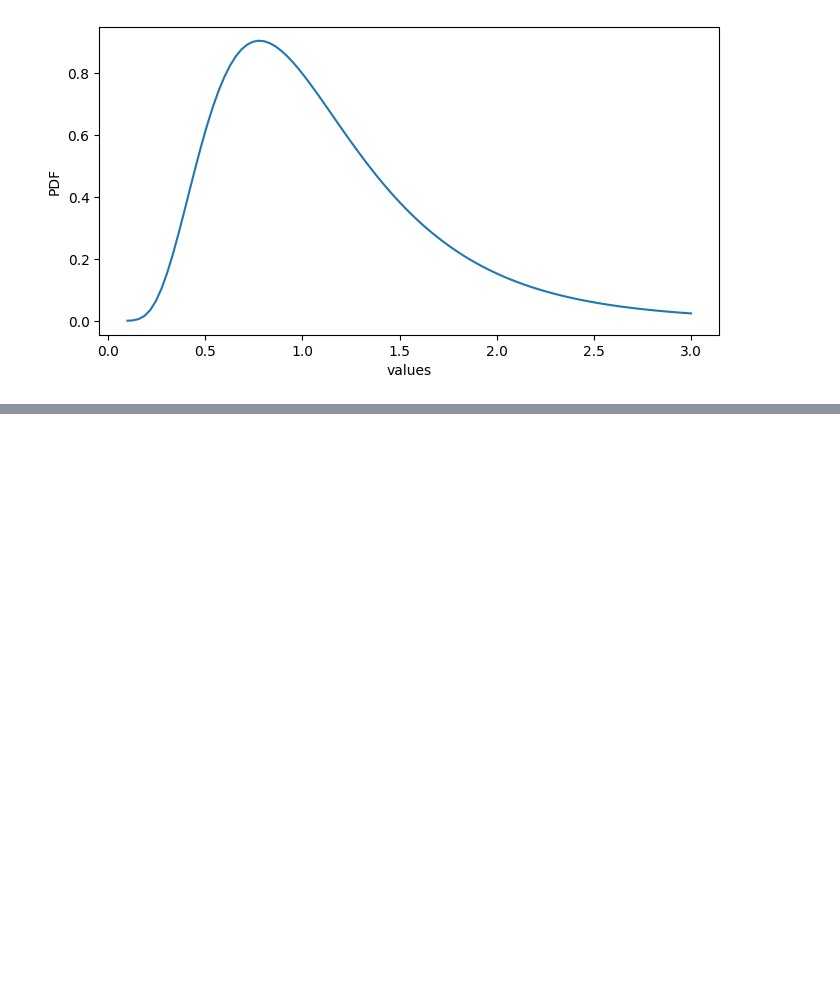
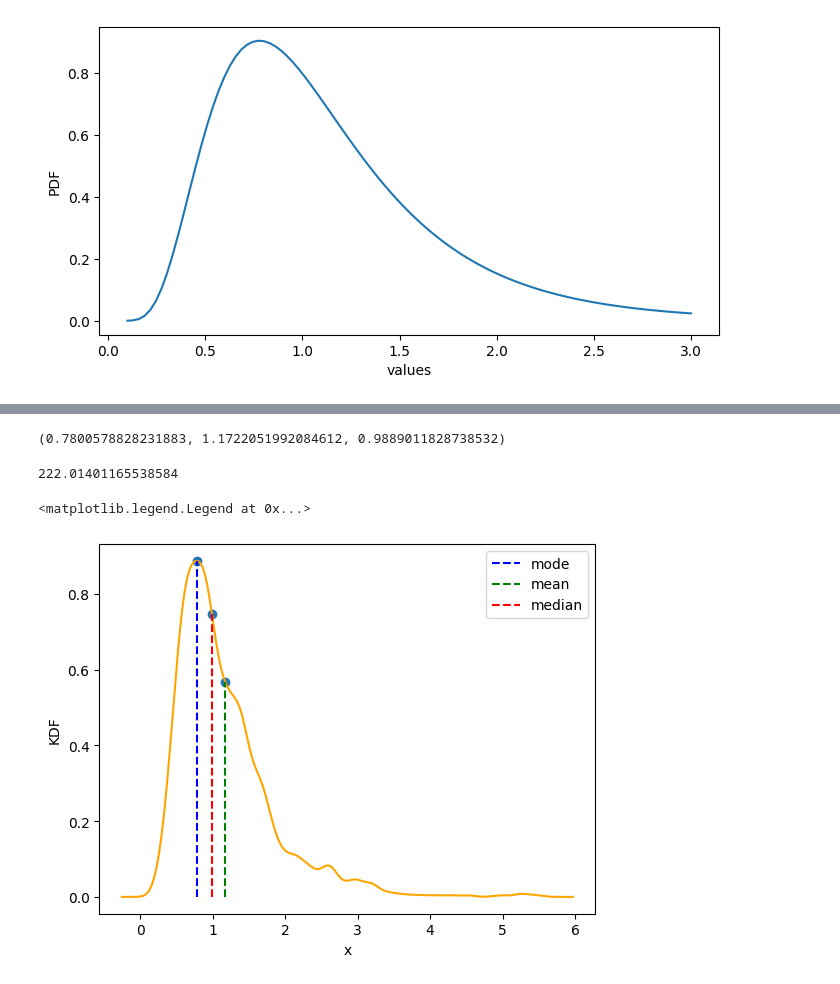
Before and after one commit to ordevoir/Mathematics, a Jupyter notebook: PT_RV_base.ipynb, the cells around one changed output, grey strips where cells are left out. Drawn from its saved outputs; the diff is of its cells as text; code cells hidden in the pictures; blank space fills up the shorter version.

```diff
--- a/PT_RV_base.ipynb
+++ b/PT_RV_base.ipynb
@@ -378,3 +413,27 @@ np.histogram(ln_sample, 24)
+# %%
+mode, mean, median
+# %% [output]
+(0.7800578828231883, 1.1722051992084612, 0.9889011828738532)
+# %%
+mode_kde = get_kde(mode, data, gaussian_kernel_h)
+mean_kde = get_kde(mean, data, gaussian_kernel_h)
+median_kde = get_kde(median, data, gaussian_kernel_h)
+# %%
+scaler
+# %% [output]
+222.01401165538584
+# %%
+plt.plot(space, kde, color='orange')
+plt.scatter((mode, mean, median), (mode_kde, mean_kde, median_kde))
+plt.plot((mode, mode), (0, mode_kde), 'b--', label="mode")
+plt.plot((mean, mean), (0, mean_kde), 'g--', label="mean")
+plt.plot((median, median), (0, median_kde), 'r--', label="median")
+plt.xlabel("x")
+plt.ylabel("KDF")
+plt.legend()
+# %% [output]
+<matplotlib.legend.Legend at 0x...>
+[figure, added]
 # %%
 import numpy as np
 import matplotlib.pyplot as plt
```
Also changed, not shown: parts of 28 cells of this notebook.
